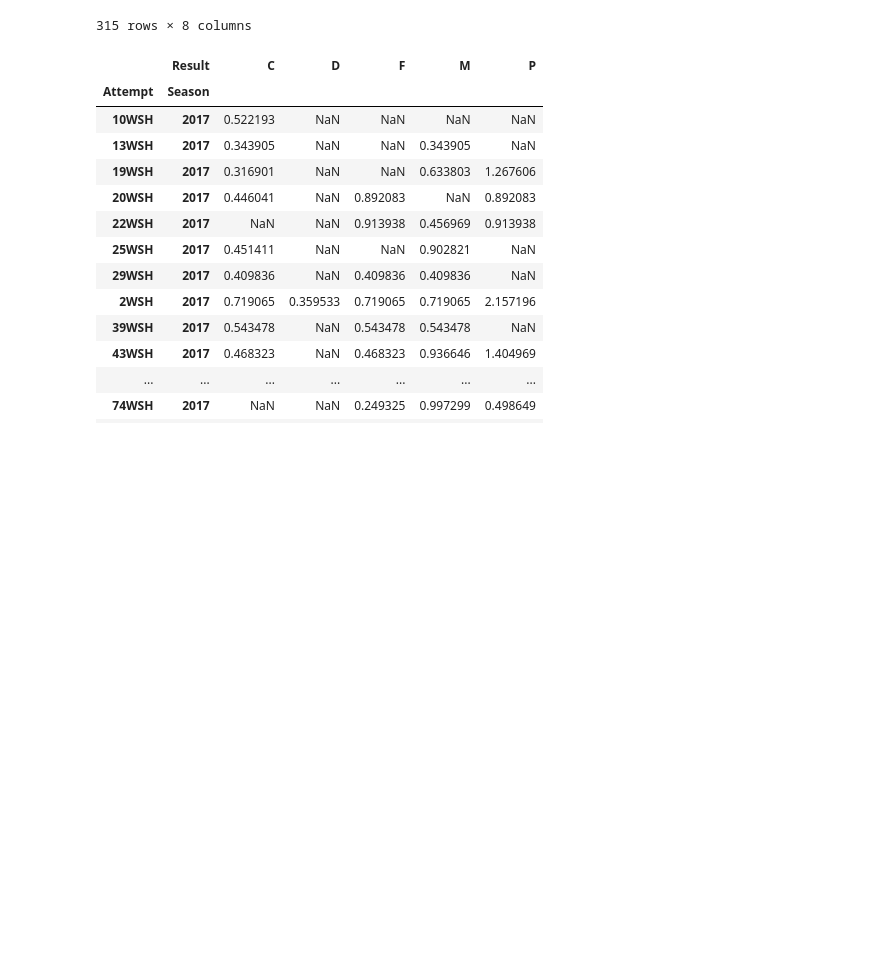
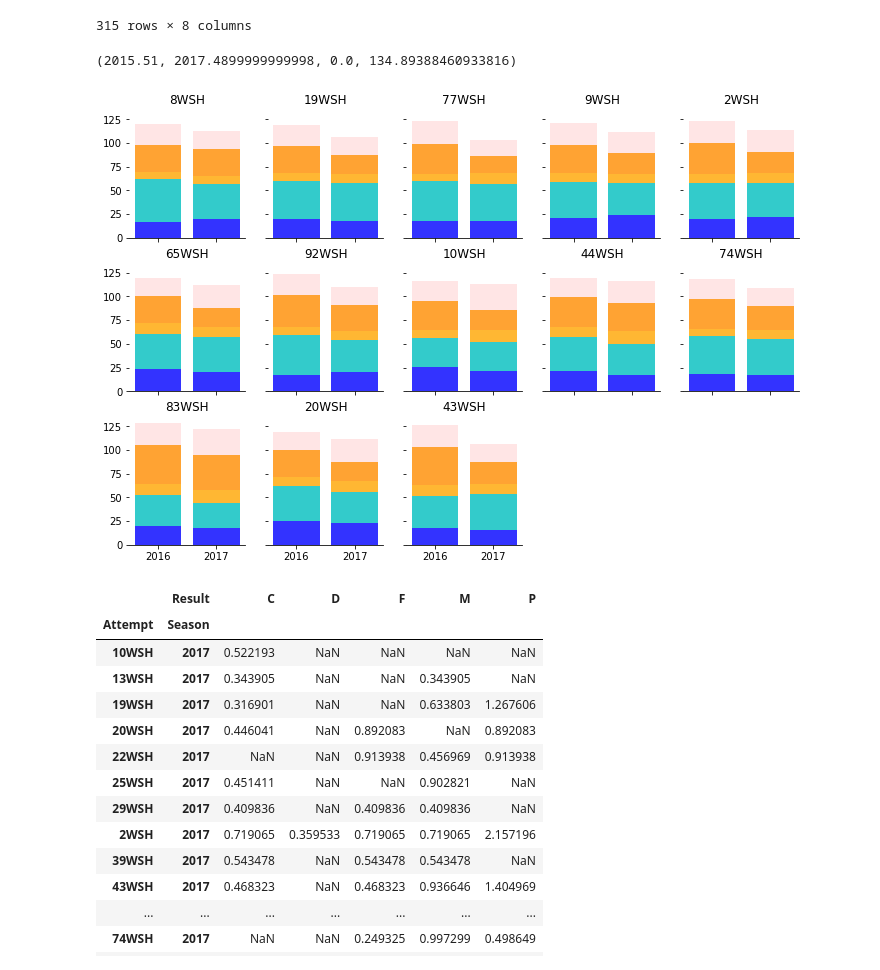
Before and after one commit to muneebalam/scrapenhl2, a Jupyter notebook: examples/Entry and Exit Comparison.ipynb, the cells around one changed output. Saved outputs shown, nothing was run; the diff lists cells and outputs as text; code cells hidden in the pictures; blank space fills up the shorter version.

```diff
--- a/examples/Entry and Exit Comparison.ipynb
+++ b/examples/Entry and Exit Comparison.ipynb
@@ -1274,6 +1300,69 @@ exits60
 | 313 | 2017 | p | 8WSH | NaN | 1.0 | 11351 | 0.317153 | NaN |
 | 314 | 2017 | p | 92WSH | NaN | 1.0 | 11133 | 0.323363 | NaN |
 315 rows × 8 columns
+# %%
+tmp = exits60[['Season', 'Result', 'Player', 'WSH60', 'Opp60']] \
+    .melt(id_vars=['Season', 'Result', 'Player'], var_name='Team', value_name='Per60') \
+    .merge(valid_exits, how='inner', on='Result') \
+    .assign(Team=lambda x: x.Team.apply(lambda y: y[:3]))
+
+ps_to_keep = tmp[['Season', 'Player', 'Per60']] \
+    .pivot_table(index='Player', columns='Season', values='Per60') \
+    .dropna() \
+    .assign(Left=1)
+ps_to_keep.loc[:, 'Left'] = ps_to_keep.Left.cumsum()
+
+tmp2 = tmp.merge(ps_to_keep[['Left']].reset_index(), how='inner', on='Player')
+tmp2.loc[:, 'Left'] = tmp2.Left + tmp2.Season.apply(lambda x: 0 if x == 2016 else 0.4)
+
+tmp3 = tmp2.query('Team == "WSH"').sort_values(['Season', 'Player', 'ExitOrder'])
+
+tmp3.loc[:, 'Bottom'] = tmp3.groupby(['Season', 'Player']).Per60.cumsum() - tmp3.Per60
+
+from cycler import cycler
+rc('axes', prop_cycle=(cycler('color', ['b', 'c', 'orange', 'darkorange', 'r'])))
+
+def plot_player_on_axis(p, ax):
+    for i, eo in enumerate(tmp3.ExitOrder.unique()):
+        tmp4 = tmp3[(tmp3.ExitOrder == eo) & (tmp3.Player == p)]
+        if i == 4:
+            alpha = 0.1
+        else:
+            alpha = 0.8
+        ax.bar(tmp4.Season.values, tmp4.Per60.values, bottom=tmp4.Bottom.values, label=tmp4.Result.unique()[0],
+              alpha=alpha)
+    ax.set_title(p)
+    ax.spines['top'].set_visible(False)
+    ax.spines['right'].set_visible(False)
+    ax.spines['left'].set_visible(False)
+
+
+fig, axes = plt.subplots(3, 5, sharex=True, sharey=True, figsize=[12, 8])
+axes = axes.flatten()
+
+plot_player_on_axis('8WSH', axes[0])
+plot_player_on_axis('19WSH', axes[1])
+plot_player_on_axis('77WSH', axes[2])
+
+plot_player_on_axis('9WSH', axes[3])
+plot_player_on_axis('2WSH', axes[4])
+
+plot_player_on_axis('65WSH', axes[5])
+plot_player_on_axis('92WSH', axes[6])
+plot_player_on_axis('10WSH', axes[7])
+
+plot_player_on_axis('44WSH', axes[8])
+plot_player_on_axis('74WSH', axes[9])
+
+plot_player_on_axis('83WSH', axes[10])
+plot_player_on_axis('20WSH', axes[11])
+plot_player_on_axis('43WSH', axes[12])
+
+axes[13].axis('off')
+axes[14].axis('off')
+# %% [output]
+(2015.51, 2017.4899999999998, 0.0, 134.89388460933816)
+[figure, added]
 # %%
 # Individual level, individual
 
```
Also changed, not shown: parts of 2 cells of this notebook, 15 other files.
